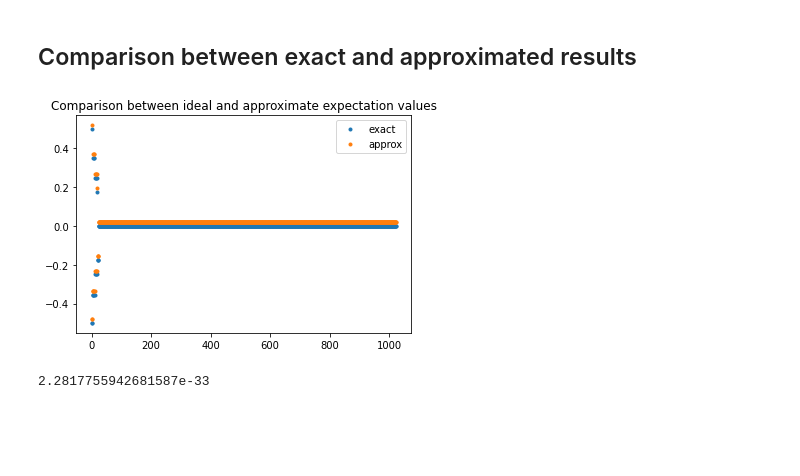
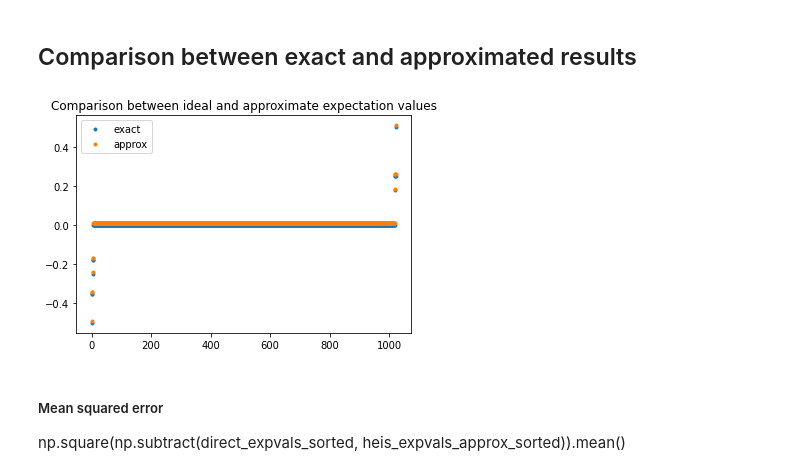
Before and after one commit to andreamari/dropbox, a Jupyter notebook: clifford/magic_state_similation3.ipynb, the cells around one changed output. Saved outputs shown, nothing was run; the diff lists cells and outputs as text; code cells hidden in the pictures; blank space fills up the shorter version.

```diff
--- a/clifford/magic_state_similation3.ipynb
+++ b/clifford/magic_state_similation3.ipynb
@@ -308,7 +364,7 @@ def paulis_of_zero_projector_evolved(circuit, n_qubits, num_t, max_z_weight):
 
 # Example
 circuit = rnd_clifford_t_circuit(
-    n_qubits=n_qubits, n_bits=n_bits, num_t=num_t, t_gadget=True, randomize=False, magic_prep=False, seed=seed
+    n_qubits=n_qubits, num_t=num_t, num_1q_cliff=num_1q_cliff, num_cnots=num_cnots, t_gadget=True, randomize=False, magic_prep=False, seed=seed
 )
 proj_evolved = paulis_of_zero_projector_evolved(circuit, n_qubits, num_t, num_t)
 proj_evolved
@@ -412,7 +468,7 @@ def compute_pauli_expval_with_gadget_and_linear_comb_heisenberg(circuit, pauli,
 # %% [markdown]
 ### Direct simulation
 # %%
-sampled_paulis = sample_pauli_strings(num_paulis, n_qubits=n_qubits, with_replacement=False, seed=seed)
+sampled_paulis = sample_pauli_strings(n_qubits=n_qubits, num_paulis=num_paulis, with_replacement=False, seed=seed)
 print(f"{len(sampled_paulis)} random Paulis sampled.")
 # %% [output]
 1024 random Paulis sampled.
@@ -444,23 +497,20 @@ Wall time: 2.39 s
 ### Qiskit extended stabilizer backend
 # %%
 %%time
-
-circuit = rnd_clifford_t_circuit(
-    n_qubits=n_qubits, n_bits=n_bits, num_t=num_t, t_gadget=False, randomize=False, magic_prep=False, seed=seed
-)
-
-heavy_paulis_extended = []
-direct_expvals_extended = []
-
-backend = qiskit.Aer.aer.get_backend("aer_simulator_extended_stabilizer")
-for p in sampled_paulis:
-    estimate = compute_pauli_expval_with_state(circuit, pauli=p, backend=backend)
-
-    # Skip zero expectation values
-    #if np.isclose(estimate, 0.0):
-    #    continue
-
-    heavy_paulis_extended.append(p)
-    direct_expvals_extended.append(estimate)
-    # print(f"Pauli: {p} \texpval_heisenberg: {estimate:.4}")
+if extended_stabilizer:
+    circuit = rnd_clifford_t_circuit(
+        n_qubits=n_qubits, num_t=num_t, num_1q_cliff=num_1q_cliff, num_cnots=num_cnots, t_gadget=False, randomize=False, magic_prep=False, seed=seed
+    )
+    heavy_paulis_extended = []
+    direct_expvals_extended = []
+    backend = qiskit.Aer.aer.get_backend("aer_simulator_extended_stabilizer")
+    for p in sampled_paulis:
+        estimate = compute_pauli_expval_with_state(circuit, pauli=p, backend=backend)
+        if np.isclose(estimate, 0.0):
+            heavy_paulis_extended.append(p)
+        heavy_paulis_extended.append(p)
+        direct_expvals_extended.append(estimate)
+        # print(f"Pauli: {p} \texpval_heisenberg: {estimate:.4}")
+else:
+    print("Simulation SKIPPED.")
 # %% [output]
@@ -517,22 +563,20 @@ plt.plot(mean_abs_terms)
 ## Comparison between exact and approximated results
 # %%
 # Sort both ideal and approximate results with respect to ideal results
-zipped_expvals = np.array(sorted(zip(direct_expvals, heis_expvals_approx), key=lambda x: -abs(x[0])))
+zipped_expvals = np.array(sorted(zip(direct_expvals, heis_expvals_approx), key=lambda x: x[0]))
 direct_expvals_sorted = zipped_expvals[::, 0]
 heis_expvals_approx_sorted = zipped_expvals[::, 1]
 # %%
 plt.plot(direct_expvals_sorted, marker = ".", linestyle="None", label="exact")
-plt.plot(np.array(heis_expvals_approx_sorted) + 0.02, marker = ".", linestyle="None", label="approx")
+plt.plot(np.array(heis_expvals_approx_sorted) + 0.01, marker = ".", linestyle="None", label="approx")
 plt.title("Comparison between ideal and approximate expectation values")
 plt.legend()
 plt.show()
 # %% [output]
-[figure, old version]
+[figure, new version]
-# %%
-# Mean squared error
-np.square(np.subtract(direct_expvals_sorted, heis_expvals_approx_sorted)).mean()
-# %% [output]
-2.2817755942681587e-33
+# %% [markdown]
+##### Mean squared error
+np.square(np.subtract(direct_expvals_sorted, heis_expvals_approx_sorted)).mean()
 # %%
 # Mean squared error w.r.t. heavy paulis only
 non_zero_mask = np.invert(np.isclose(np.abs(direct_expvals_sorted) + np.abs(heis_expvals_approx_sorted), 0.0))
```
Also changed, not shown: parts of 19 cells of this notebook.
